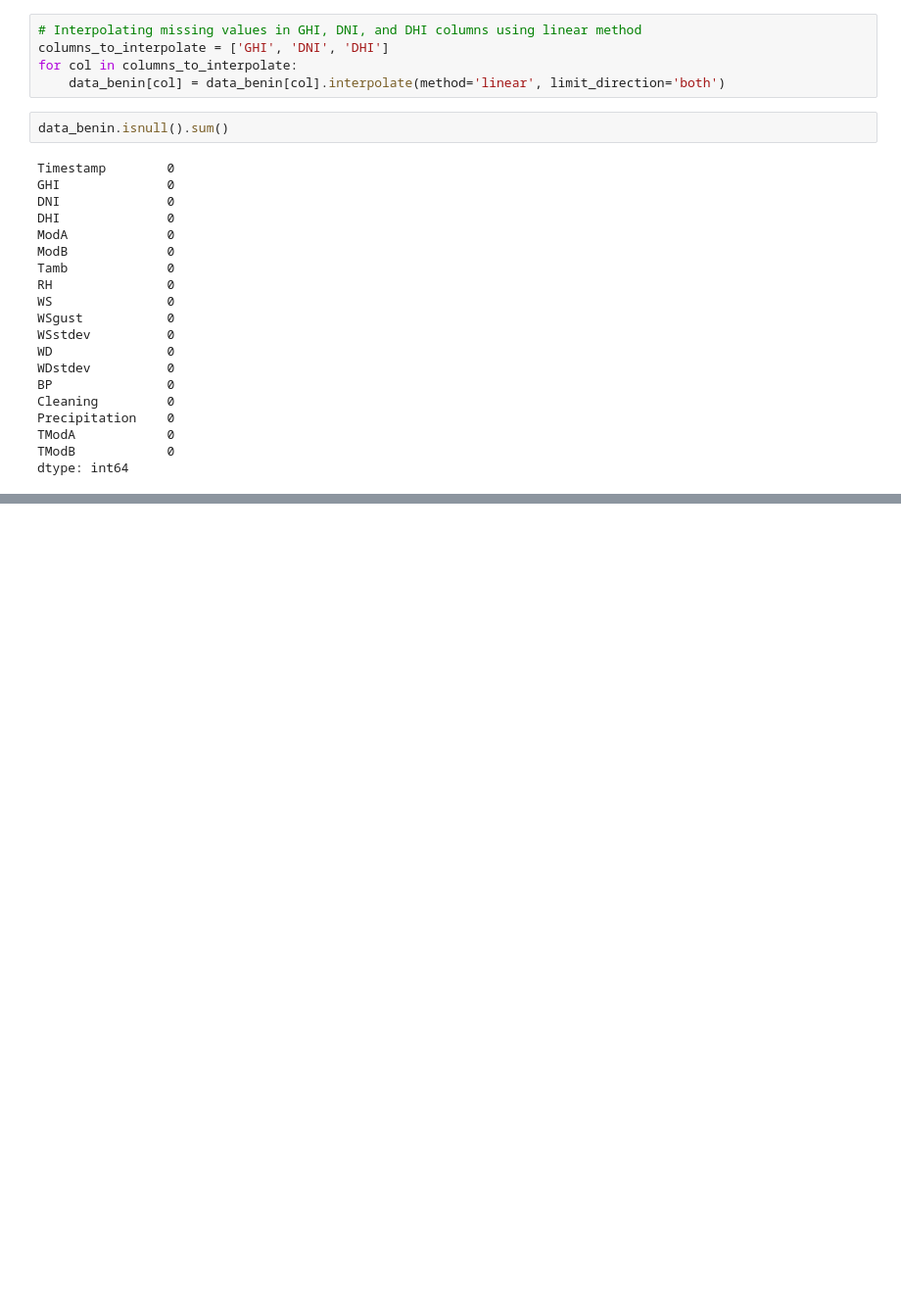
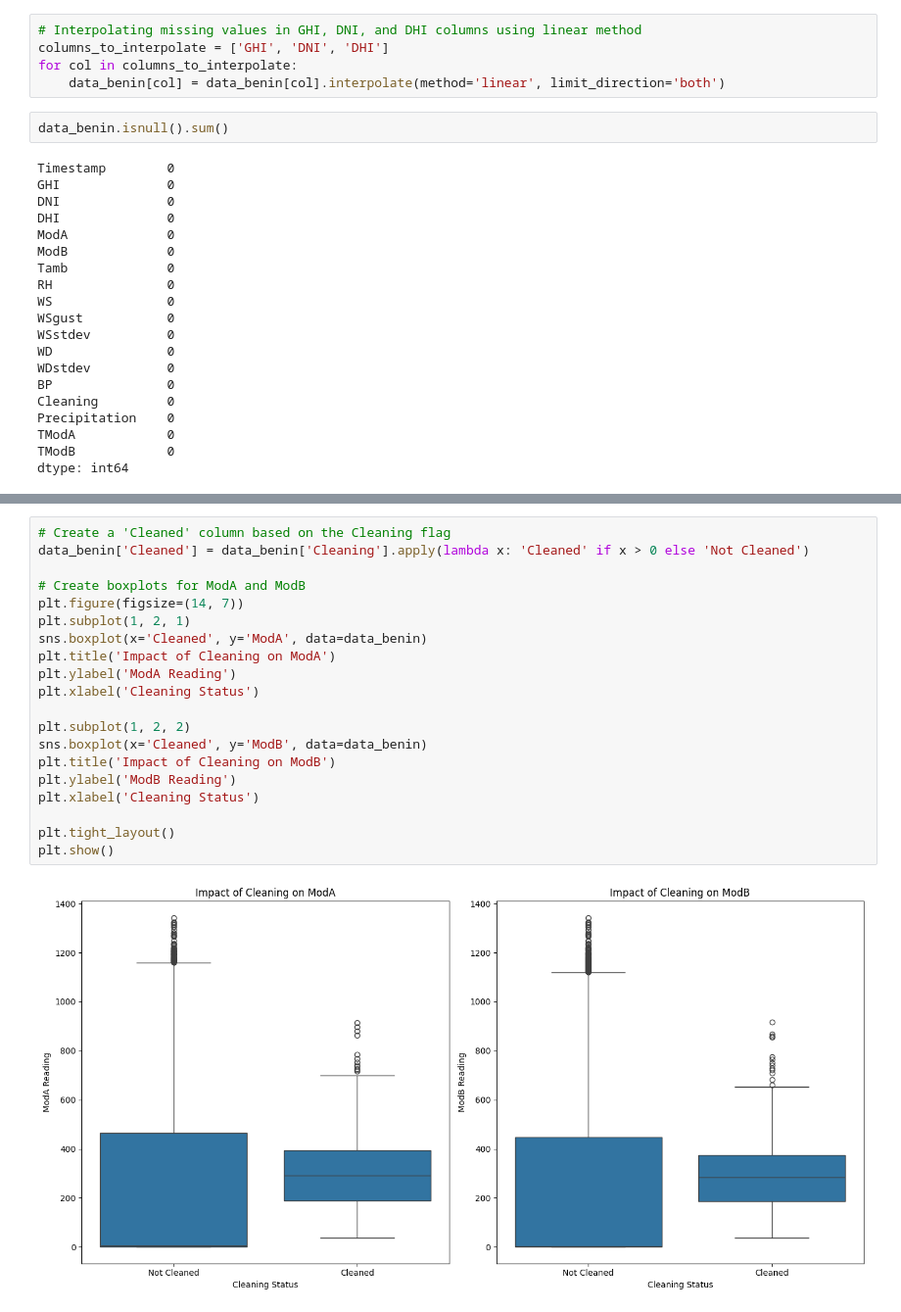
Before and after one commit to SaraFedlu/Solar-insights-analysis, a Jupyter notebook: notebooks/eda_benin.ipynb, the cells around one changed output, grey strips where cells are left out. Shown at 98% size. Saved outputs shown, nothing was run; the diff lists cells and outputs as text; blank space fills up the shorter version.

```diff
--- a/notebooks/eda_benin.ipynb
+++ b/notebooks/eda_benin.ipynb
@@ -134,0 +153,22 @@ dtype: int64
+# %%
+# Create a 'Cleaned' column based on the Cleaning flag
+data_benin['Cleaned'] = data_benin['Cleaning'].apply(lambda x: 'Cleaned' if x > 0 else 'Not Cleaned')
+
+# Create boxplots for ModA and ModB
+plt.figure(figsize=(14, 7))
+plt.subplot(1, 2, 1)
+sns.boxplot(x='Cleaned', y='ModA', data=data_benin)
+plt.title('Impact of Cleaning on ModA')
+plt.ylabel('ModA Reading')
+plt.xlabel('Cleaning Status')
+
+plt.subplot(1, 2, 2)
+sns.boxplot(x='Cleaned', y='ModB', data=data_benin)
+plt.title('Impact of Cleaning on ModB')
+plt.ylabel('ModB Reading')
+plt.xlabel('Cleaning Status')
+
+plt.tight_layout()
+plt.show()
+# %% [output]
+[figure, added]
```
Also changed, not shown: parts of 2 cells of this notebook.
